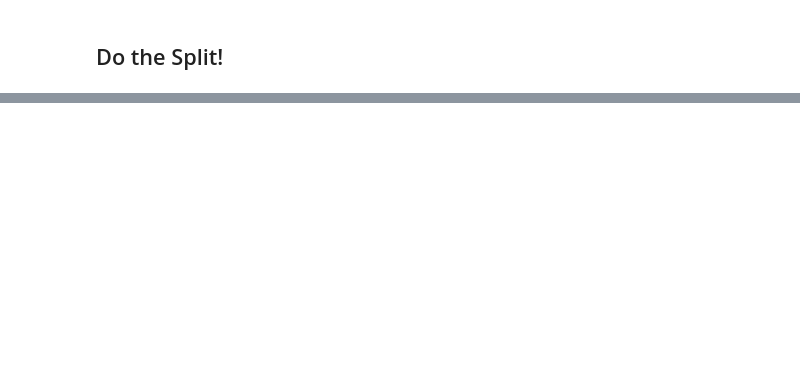
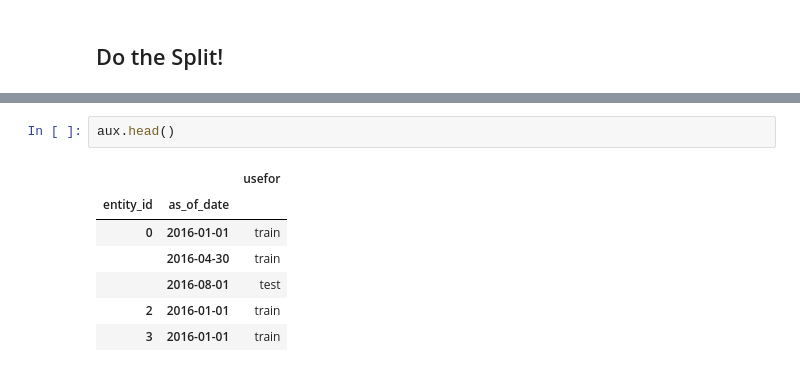
Before and after one commit to dssg/hitchhikers-guide, a Jupyter notebook: tech-tutorials/model_eval/2_crossval/label_join/join_exercise.ipynb, the cells around one changed output, grey strips where cells are left out. Saved outputs shown, nothing was run; the diff lists cells and outputs as text; blank space fills up the shorter version.

```diff
--- a/tech-tutorials/model_eval/2_crossval/label_join/join_exercise.ipynb
+++ b/tech-tutorials/model_eval/2_crossval/label_join/join_exercise.ipynb
@@ -353,0 +399,10 @@ list(zip(*[(pd.to_datetime('2016-01-01'), 'train'),
+# %%
+aux.head()
+# %% [output]
+|  |  | usefor |
+| entity_id | as_of_date |  |
+| 0 | 2016-01-01 | train |
+|  | 2016-04-30 | train |
+|  | 2016-08-01 | test |
+| 2 | 2016-01-01 | train |
+| 3 | 2016-01-01 | train |
```
Also changed, not shown: parts of 11 cells of this notebook.
